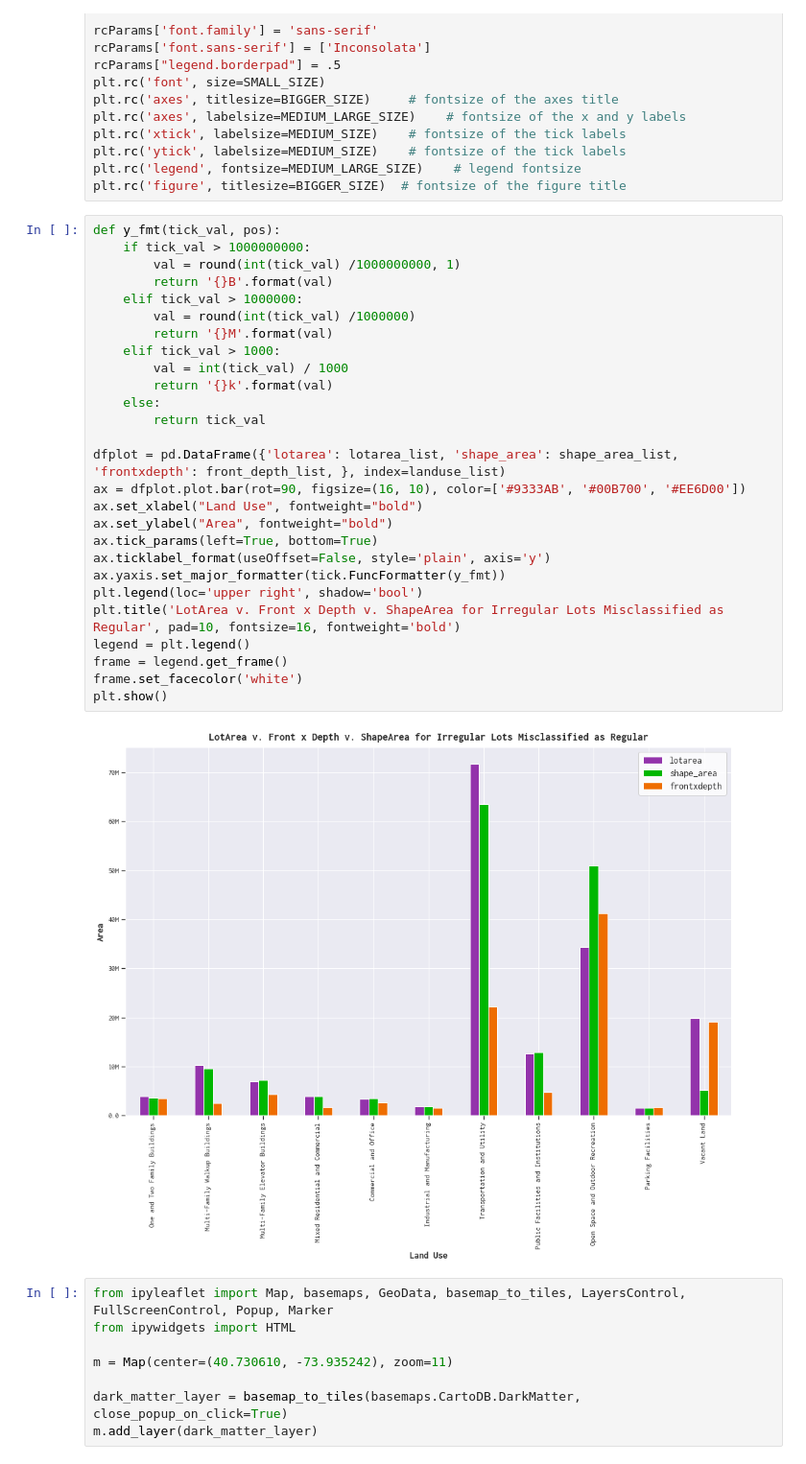
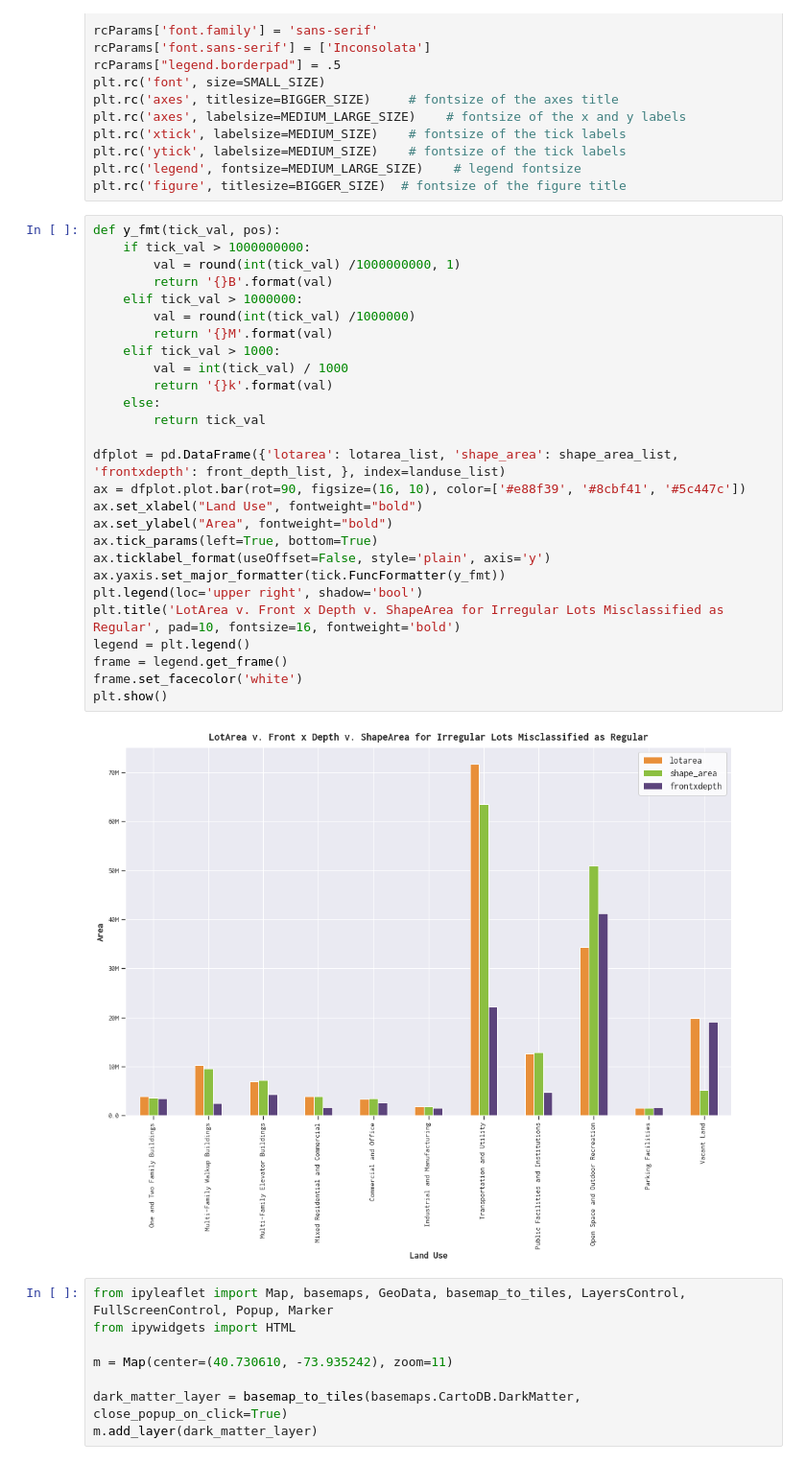
Before and after one commit to NYCPlanning/ann, a Jupyter notebook: irrlotcode 2019-11/notebooks/irrlotcode.ipynb, the cells around one changed output. Shown at 96% size. Saved outputs shown, nothing was run; the diff lists cells and outputs as text.

```diff
--- a/irrlotcode 2019-11/notebooks/irrlotcode.ipynb
+++ b/irrlotcode 2019-11/notebooks/irrlotcode.ipynb
@@ -204,32 +204,32 @@ plt.rc('figure', titlesize=BIGGER_SIZE)  # fontsize of the figure title
 # %%
 def y_fmt(tick_val, pos):
     if tick_val > 1000000000:
         val = round(int(tick_val) /1000000000, 1)
         return '{}B'.format(val)
     elif tick_val > 1000000:
         val = round(int(tick_val) /1000000)
         return '{}M'.format(val)
     elif tick_val > 1000:
         val = int(tick_val) / 1000
         return '{}k'.format(val)
     else:
         return tick_val
 
 dfplot = pd.DataFrame({'lotarea': lotarea_list, 'shape_area': shape_area_list, 'frontxdepth': front_depth_list, }, index=landuse_list)
-ax = dfplot.plot.bar(rot=90, figsize=(16, 10), color=['#9333AB', '#00B700', '#EE6D00'])
+ax = dfplot.plot.bar(rot=90, figsize=(16, 10), color=['#e88f39', '#8cbf41', '#5c447c'])
 ax.set_xlabel("Land Use", fontweight="bold")
 ax.set_ylabel("Area", fontweight="bold")
 ax.tick_params(left=True, bottom=True)
 ax.ticklabel_format(useOffset=False, style='plain', axis='y')
 ax.yaxis.set_major_formatter(tick.FuncFormatter(y_fmt))
 plt.legend(loc='upper right', shadow='bool')
 plt.title('LotArea v. Front x Depth v. ShapeArea for Irregular Lots Misclassified as Regular', pad=10, fontsize=16, fontweight='bold')
 legend = plt.legend()
 frame = legend.get_frame()
 frame.set_facecolor('white')
 plt.show()
 # %% [output]
-[figure, old version]
+[figure, new version]
 # %%
 from ipyleaflet import Map, basemaps, GeoData, basemap_to_tiles, LayersControl, FullScreenControl, Popup, Marker
 from ipywidgets import HTML
```
Also changed, not shown: parts of 2 cells of this notebook, 3 other files.
